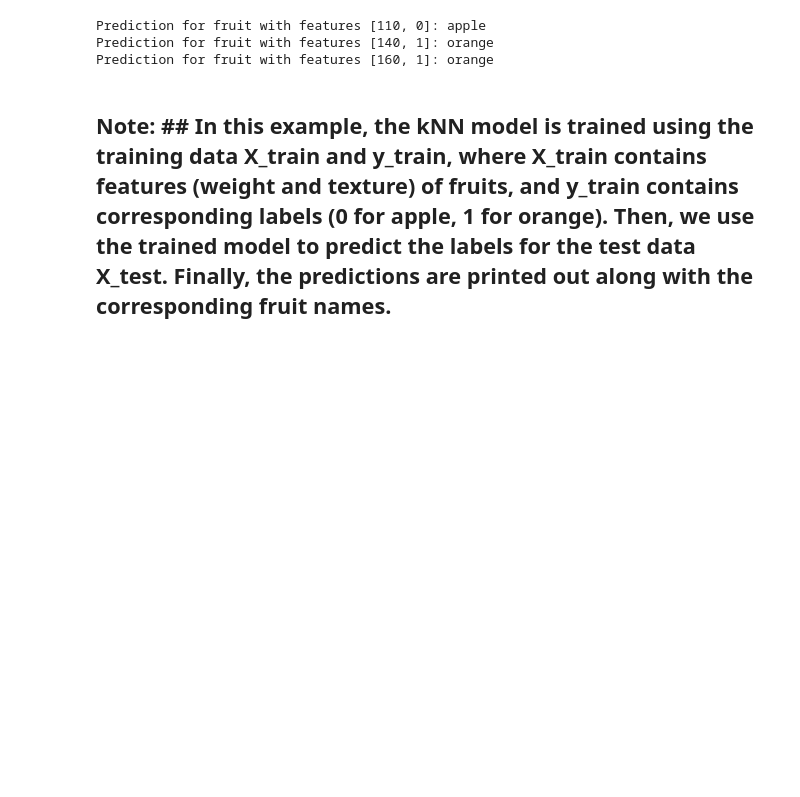
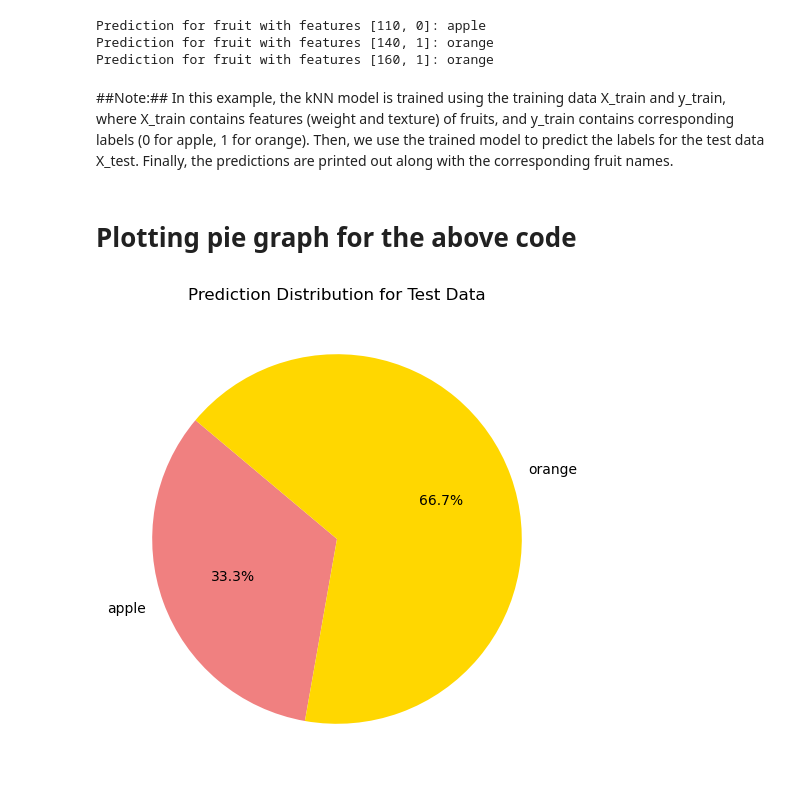
Before and after one commit to kalchan12/ml-experiments, a Jupyter notebook: ml_basics_part2 (classification)/ml_basics_part2_classification.ipynb, the cells around one changed output. Drawn from its saved outputs; the diff is of its cells as text; code cells hidden in the pictures; blank space fills up the shorter version.

Commit message:
Plotting pie graph for the above code

```diff
--- a/ml_basics_part2 (classification)/ml_basics_part2_classification.ipynb
+++ b/ml_basics_part2 (classification)/ml_basics_part2_classification.ipynb
@@ -755,4 +755,45 @@ Prediction for fruit with features [110, 0]: apple
 Prediction for fruit with features [140, 1]: orange
 Prediction for fruit with features [160, 1]: orange
 # %% [markdown]
-## Note: ## In this example, the kNN model is trained using the training data X_train and y_train, where X_train contains features (weight and texture) of fruits, and y_train contains corresponding labels (0 for apple, 1 for orange). Then, we use the trained model to predict the labels for the test data X_test. Finally, the predictions are printed out along with the corresponding fruit names.
+##Note:## In this example, the kNN model is trained using the training data X_train and y_train, where X_train contains features (weight and texture) of fruits, and y_train contains corresponding labels (0 for apple, 1 for orange). Then, we use the trained model to predict the labels for the test data X_test. Finally, the predictions are printed out along with the corresponding fruit names.
+# %% [markdown]
+# Plotting pie graph for the above code
+# %%
+import matplotlib.pyplot as plt
+import numpy as np
+from sklearn.neighbors import KNeighborsClassifier
+
+# Training data: (weight, texture), label
+X_train = [[100, 0], [120, 0], [130, 1], [150, 1], [180, 1]]
+y_train = [0, 0, 1, 1, 1]  # 0: apple, 1: orange
+
+# Create and fit the kNN model
+k = 3  # Number of neighbors
+knn_model = KNeighborsClassifier(n_neighbors=k)
+knn_model.fit(X_train, y_train)
+
+# Test data: (weight, texture)
+X_test = [[110, 0], [140, 1], [160, 1]]
+
+# Predict the labels for test data
+predictions = knn_model.predict(X_test)
+
+# Map labels to fruit names
+fruit_names = {0: 'apple', 1: 'orange'}
+
+# Count the number of each prediction
+unique, counts = np.unique(predictions, return_counts=True)
+prediction_counts = dict(zip(unique, counts))
+
+# Prepare data for pie chart
+labels = [fruit_names[label] for label in prediction_counts.keys()]
+sizes = prediction_counts.values()
+colors = ['lightcoral', 'gold']  # colors for each label
+
+# Plot pie chart
+plt.figure(figsize=(6, 6))
+plt.pie(sizes, labels=labels, autopct='%1.1f%%', startangle=140, colors=colors)
+plt.title("Prediction Distribution for Test Data")
+plt.show()
+# %% [output]
+[figure, added]
```
